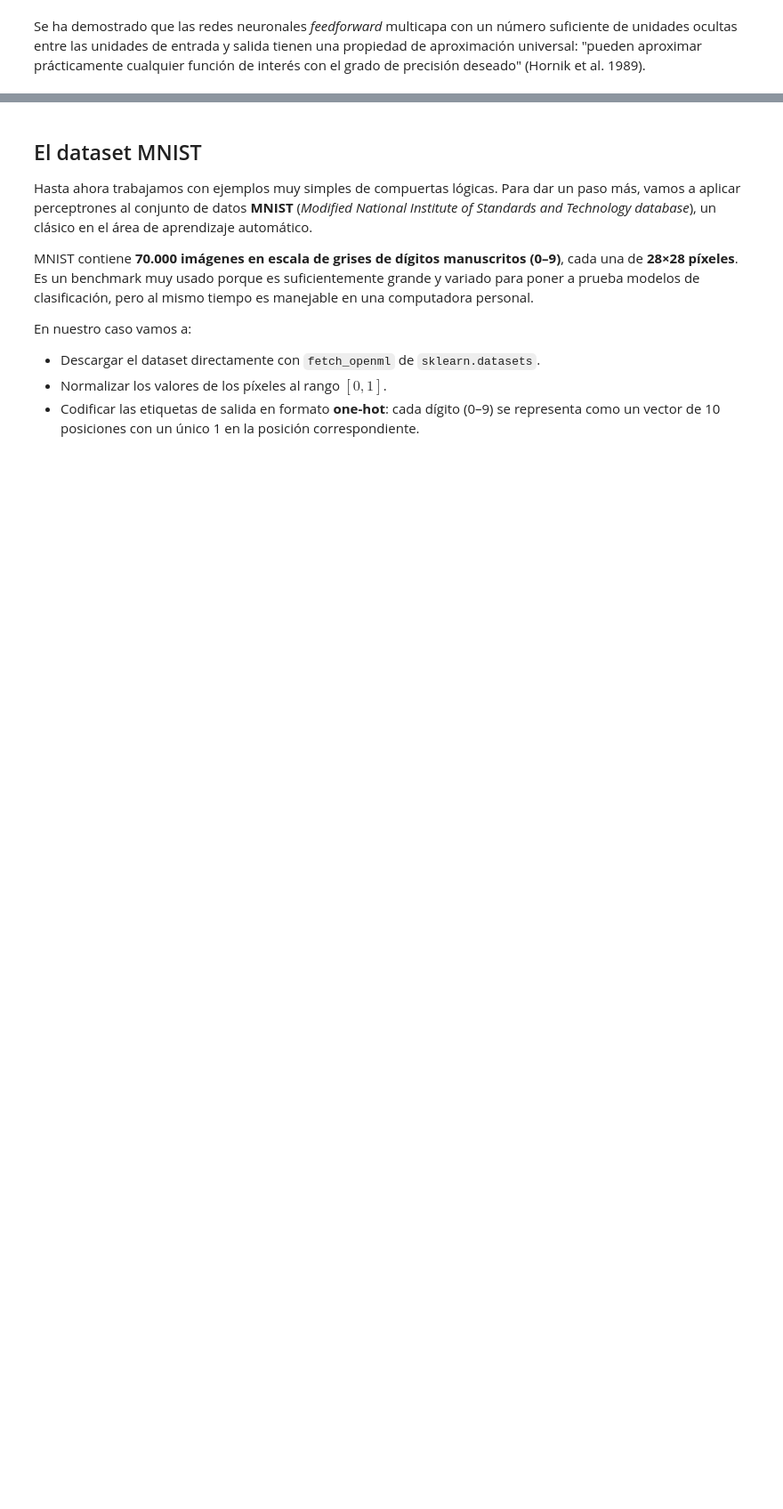
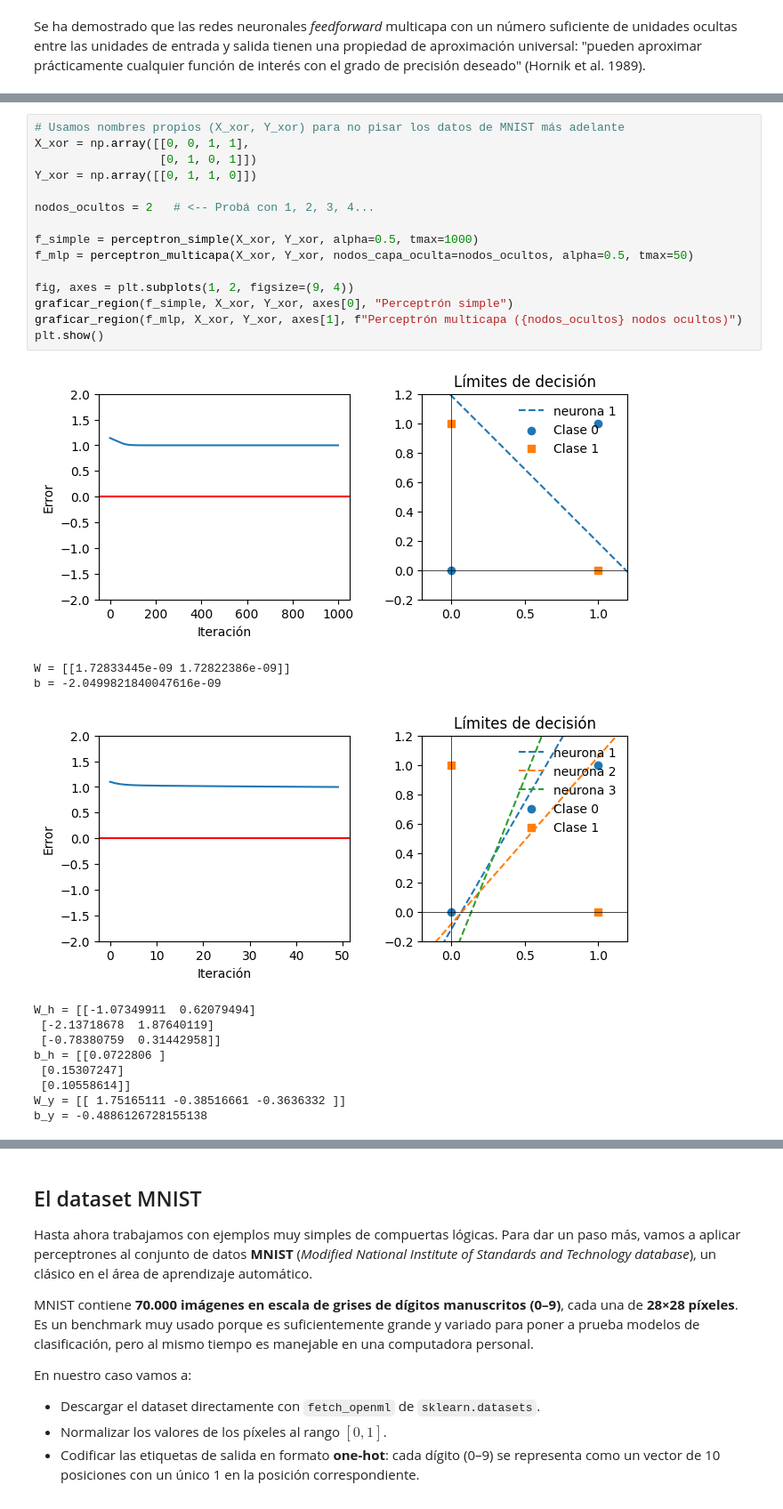
Before and after one commit to MaestriaCienciasCognitivas/ncc, a Jupyter notebook: book/notebooks/S5_Cuaderno5.ipynb, the cells around one changed output, grey strips where cells are left out. Shown at 89% size. Drawn from its saved outputs; the diff is of its cells as text; blank space fills up the shorter version.

Commit message:
agregar grafica de decision

```diff
--- a/book/notebooks/S5_Cuaderno5.ipynb
+++ b/book/notebooks/S5_Cuaderno5.ipynb
@@ -417,0 +499,28 @@ Se ha demostrado que las redes neuronales *feedforward* multicapa con un número
+# %%
+# Usamos nombres propios (X_xor, Y_xor) para no pisar los datos de MNIST más adelante
+X_xor = np.array([[0, 0, 1, 1],
+                  [0, 1, 0, 1]])
+Y_xor = np.array([[0, 1, 1, 0]])
+
+nodos_ocultos = 2   # <-- Probá con 1, 2, 3, 4...
+
+f_simple = perceptron_simple(X_xor, Y_xor, alpha=0.5, tmax=1000)
+f_mlp = perceptron_multicapa(X_xor, Y_xor, nodos_capa_oculta=nodos_ocultos, alpha=0.5, tmax=50)
+
+fig, axes = plt.subplots(1, 2, figsize=(9, 4))
+graficar_region(f_simple, X_xor, Y_xor, axes[0], "Perceptrón simple")
+graficar_region(f_mlp, X_xor, Y_xor, axes[1], f"Perceptrón multicapa ({nodos_ocultos} nodos ocultos)")
+plt.show()
+# %% [output]
+[figure, added]
+W = [[1.72833445e-09 1.72822386e-09]]
+b = -2.0499821840047616e-09
+[figure, added]
+W_h = [[-1.07349911  0.62079494]
+ [-2.13718678  1.87640119]
+ [-0.78380759  0.31442958]]
+b_h = [[0.0722806 ]
+ [0.15307247]
+ [0.10558614]]
+W_y = [[ 1.75165111 -0.38516661 -0.3636332 ]]
+b_y = -0.4886126728155138
```
Also changed, not shown: parts of 32 cells of this notebook.
